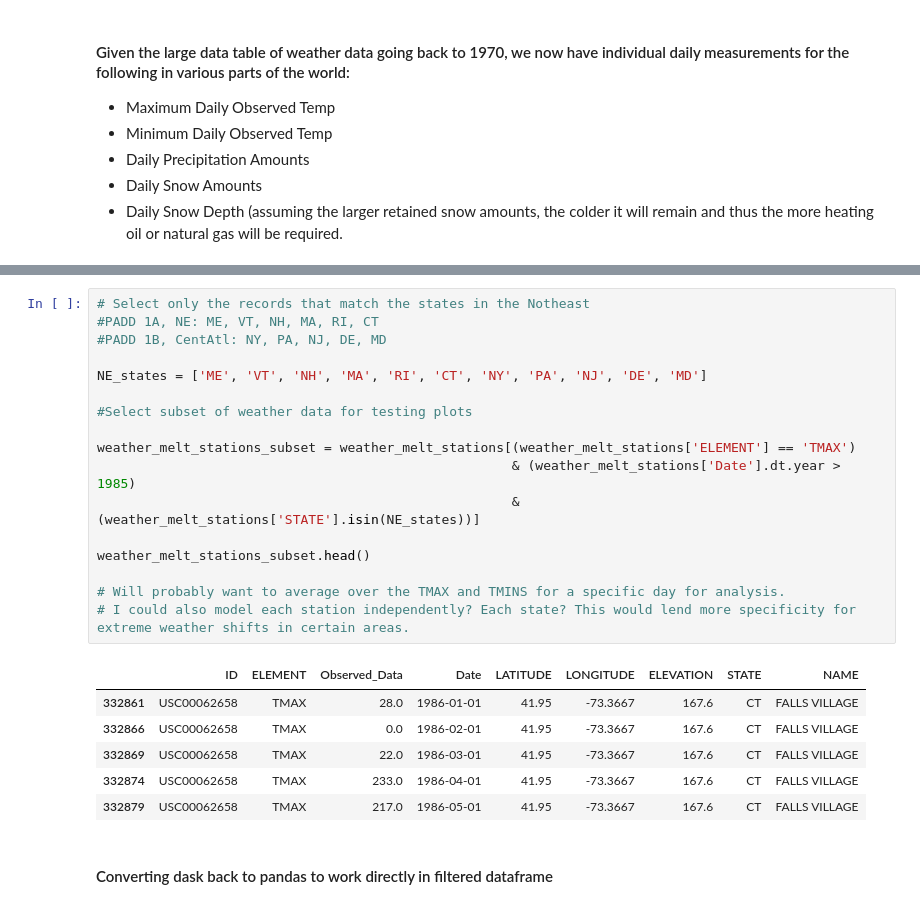
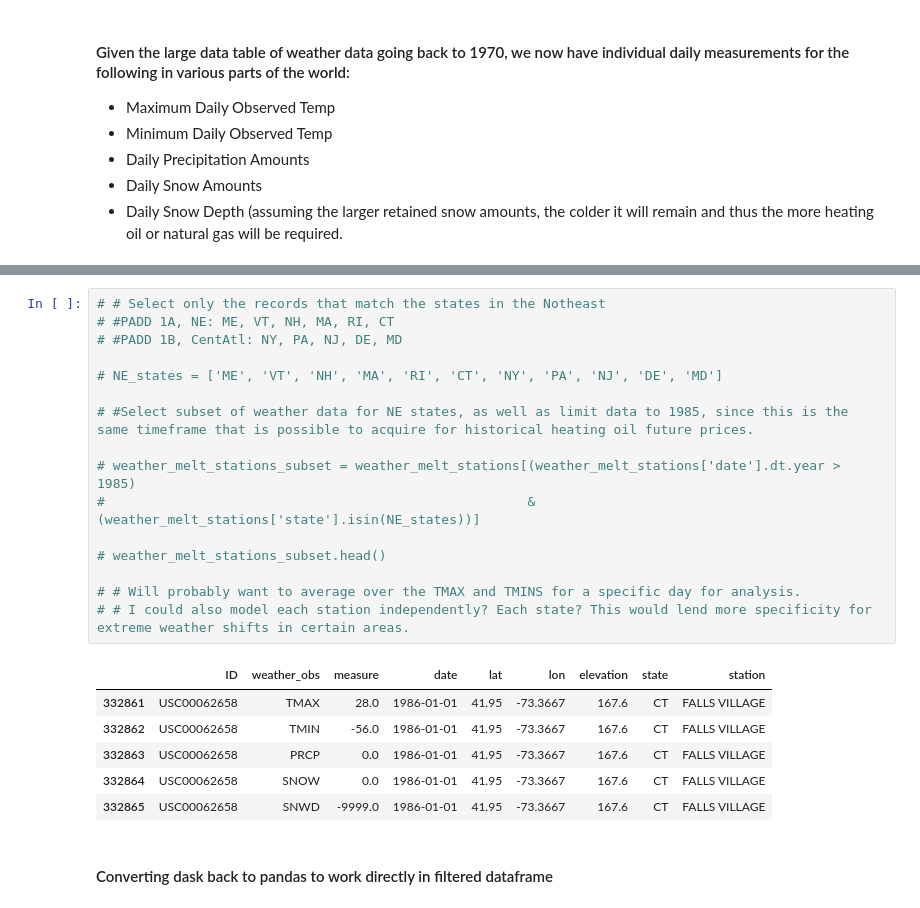
Before and after one commit to RichardBoulet/Futures_Price_Predictor, a Jupyter notebook: Futures_Predict_0.1.ipynb, the cells around one changed output, grey strips where cells are left out. Drawn from its saved outputs; the diff is of its cells as text.

```diff
--- a/Futures_Predict_0.1.ipynb
+++ b/Futures_Predict_0.1.ipynb
@@ -554,27 +539,26 @@ weather_melt_stations.head()
 # %%
-# Select only the records that match the states in the Notheast
-#PADD 1A, NE: ME, VT, NH, MA, RI, CT
-#PADD 1B, CentAtl: NY, PA, NJ, DE, MD
+# # Select only the records that match the states in the Notheast
+# #PADD 1A, NE: ME, VT, NH, MA, RI, CT
+# #PADD 1B, CentAtl: NY, PA, NJ, DE, MD
 
-NE_states = ['ME', 'VT', 'NH', 'MA', 'RI', 'CT', 'NY', 'PA', 'NJ', 'DE', 'MD']
+# NE_states = ['ME', 'VT', 'NH', 'MA', 'RI', 'CT', 'NY', 'PA', 'NJ', 'DE', 'MD']
 
-#Select subset of weather data for testing plots
+# #Select subset of weather data for NE states, as well as limit data to 1985, since this is the same timeframe that is possible to acquire for historical heating oil future prices.
 
-weather_melt_stations_subset = weather_melt_stations[(weather_melt_stations['ELEMENT'] == 'TMAX')
-                                                     & (weather_melt_stations['Date'].dt.year > 1985)
-                                                     & (weather_melt_stations['STATE'].isin(NE_states))]
+# weather_melt_stations_subset = weather_melt_stations[(weather_melt_stations['date'].dt.year > 1985)
+#                                                      & (weather_melt_stations['state'].isin(NE_states))]
 
-weather_melt_stations_subset.head()
+# weather_melt_stations_subset.head()
 
-# Will probably want to average over the TMAX and TMINS for a specific day for analysis.
-# I could also model each station independently? Each state? This would lend more specificity for extreme weather shifts in certain areas.
+# # Will probably want to average over the TMAX and TMINS for a specific day for analysis.
+# # I could also model each station independently? Each state? This would lend more specificity for extreme weather shifts in certain areas.
 # %% [output]
-|  | ID | ELEMENT | Observed_Data | Date | LATITUDE | LONGITUDE | ELEVATION | STATE | NAME |
+|  | ID | weather_obs | measure | date | lat | lon | elevation | state | station |
 | 332861 | USC00062658 | TMAX | 28.0 | 1986-01-01 | 41.95 | -73.3667 | 167.6 | CT | FALLS VILLAGE |
-| 332866 | USC00062658 | TMAX | 0.0 | 1986-02-01 | 41.95 | -73.3667 | 167.6 | CT | FALLS VILLAGE |
-| 332869 | USC00062658 | TMAX | 22.0 | 1986-03-01 | 41.95 | -73.3667 | 167.6 | CT | FALLS VILLAGE |
-| 332874 | USC00062658 | TMAX | 233.0 | 1986-04-01 | 41.95 | -73.3667 | 167.6 | CT | FALLS VILLAGE |
-| 332879 | USC00062658 | TMAX | 217.0 | 1986-05-01 | 41.95 | -73.3667 | 167.6 | CT | FALLS VILLAGE |
+| 332862 | USC00062658 | TMIN | -56.0 | 1986-01-01 | 41.95 | -73.3667 | 167.6 | CT | FALLS VILLAGE |
+| 332863 | USC00062658 | PRCP | 0.0 | 1986-01-01 | 41.95 | -73.3667 | 167.6 | CT | FALLS VILLAGE |
+| 332864 | USC00062658 | SNOW | 0.0 | 1986-01-01 | 41.95 | -73.3667 | 167.6 | CT | FALLS VILLAGE |
+| 332865 | USC00062658 | SNWD | -9999.0 | 1986-01-01 | 41.95 | -73.3667 | 167.6 | CT | FALLS VILLAGE |
 # %% [markdown]
 #### Converting dask back to pandas to work directly in filtered dataframe
 # %%
```
Also changed, not shown: parts of 19 cells of this notebook, 1 other file.
